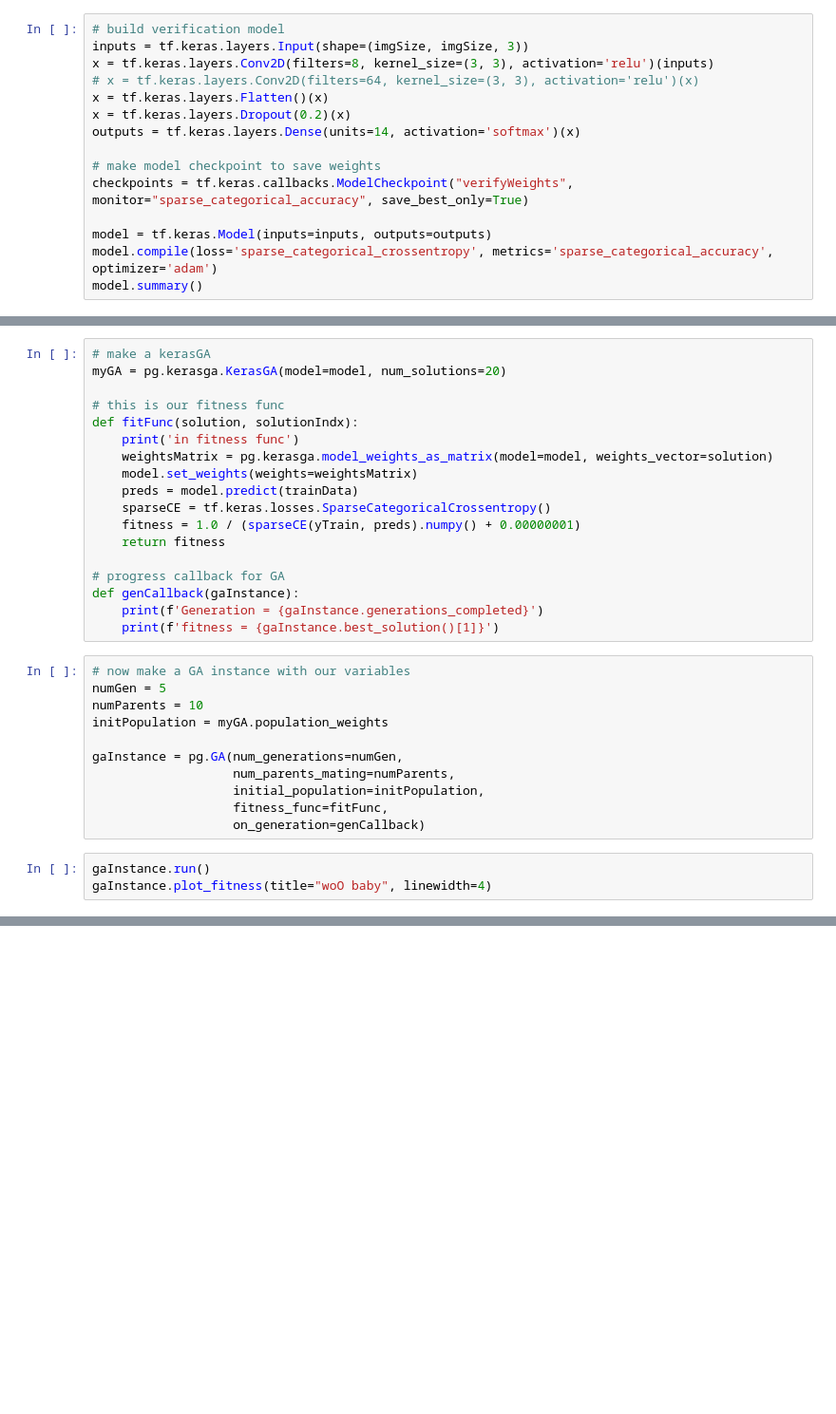
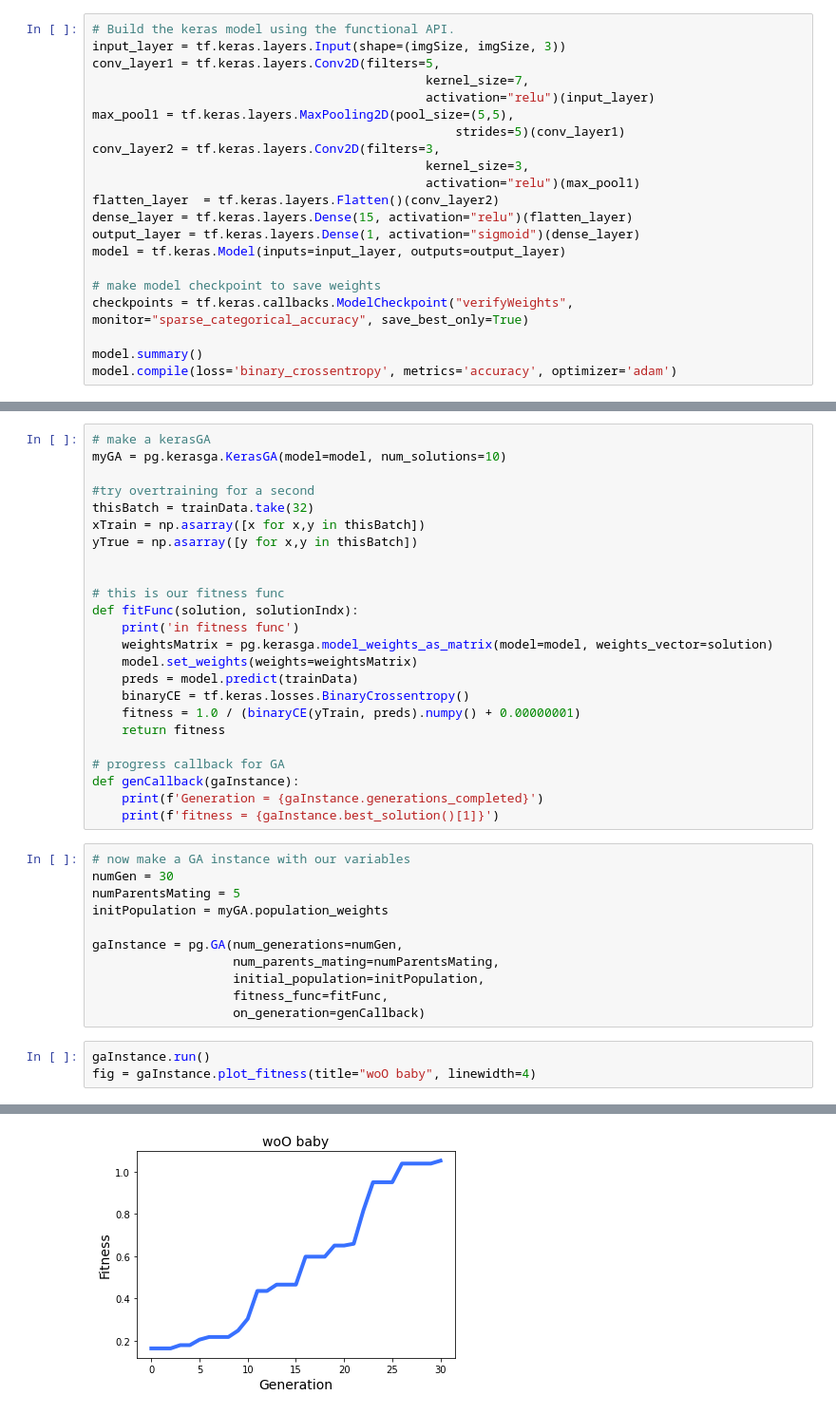
Before and after one commit to rjbray915/CS420FinalProject, a Jupyter notebook: verifyNeural.ipynb, the cells around one changed output, grey strips where cells are left out. Shown at 95% size. Saved outputs shown, nothing was run; the diff lists cells and outputs as text; blank space fills up the shorter version.

Commit message:
finished making model and GA, just need to make experiment loop

```diff
--- a/verifyNeural.ipynb
+++ b/verifyNeural.ipynb
@@ -42,16 +29,22 @@ Found 13838 files belonging to 14 classes.
 # %%
-# build verification model
-inputs = tf.keras.layers.Input(shape=(imgSize, imgSize, 3))
-x = tf.keras.layers.Conv2D(filters=8, kernel_size=(3, 3), activation='relu')(inputs)
-# x = tf.keras.layers.Conv2D(filters=64, kernel_size=(3, 3), activation='relu')(x)
-x = tf.keras.layers.Flatten()(x)
-x = tf.keras.layers.Dropout(0.2)(x)
-outputs = tf.keras.layers.Dense(units=14, activation='softmax')(x)
+# Build the keras model using the functional API.
+input_layer = tf.keras.layers.Input(shape=(imgSize, imgSize, 3))
+conv_layer1 = tf.keras.layers.Conv2D(filters=5,
+                                             kernel_size=7,
+                                             activation="relu")(input_layer)
+max_pool1 = tf.keras.layers.MaxPooling2D(pool_size=(5,5),
+                                                 strides=5)(conv_layer1)
+conv_layer2 = tf.keras.layers.Conv2D(filters=3,
+                                             kernel_size=3,
+                                             activation="relu")(max_pool1)
+flatten_layer  = tf.keras.layers.Flatten()(conv_layer2)
+dense_layer = tf.keras.layers.Dense(15, activation="relu")(flatten_layer)
+output_layer = tf.keras.layers.Dense(1, activation="sigmoid")(dense_layer)
+model = tf.keras.Model(inputs=input_layer, outputs=output_layer)
 
 # make model checkpoint to save weights
 checkpoints = tf.keras.callbacks.ModelCheckpoint("verifyWeights", monitor="sparse_categorical_accuracy", save_best_only=True)
 
-model = tf.keras.Model(inputs=inputs, outputs=outputs)
-model.compile(loss='sparse_categorical_crossentropy', metrics='sparse_categorical_accuracy', optimizer='adam')
 model.summary()
+model.compile(loss='binary_crossentropy', metrics='accuracy', optimizer='adam')
 # %% [output]
@@ -100,6 +91,12 @@ print(yTrain.shape)
 # %%
 # make a kerasGA
-myGA = pg.kerasga.KerasGA(model=model, num_solutions=20)
+myGA = pg.kerasga.KerasGA(model=model, num_solutions=10)
+
+#try overtraining for a second
+thisBatch = trainData.take(32)
+xTrain = np.asarray([x for x,y in thisBatch])
+yTrue = np.asarray([y for x,y in thisBatch])
+
 
 # this is our fitness func
 def fitFunc(solution, solutionIndx):
@@ -107,8 +104,8 @@ def fitFunc(solution, solutionIndx):
     weightsMatrix = pg.kerasga.model_weights_as_matrix(model=model, weights_vector=solution)
     model.set_weights(weights=weightsMatrix)
     preds = model.predict(trainData)
-    sparseCE = tf.keras.losses.SparseCategoricalCrossentropy()
-    fitness = 1.0 / (sparseCE(yTrain, preds).numpy() + 0.00000001)
+    binaryCE = tf.keras.losses.BinaryCrossentropy()
+    fitness = 1.0 / (binaryCE(yTrain, preds).numpy() + 0.00000001)
     return fitness
 
 # progress callback for GA
@@ -117,18 +114,18 @@ def genCallback(gaInstance):
     print(f'fitness = {gaInstance.best_solution()[1]}')
 # %%
 # now make a GA instance with our variables
-numGen = 5
-numParents = 10
+numGen = 30
+numParentsMating = 5
 initPopulation = myGA.population_weights
 
 gaInstance = pg.GA(num_generations=numGen,
-                   num_parents_mating=numParents,
+                   num_parents_mating=numParentsMating,
                    initial_population=initPopulation,
                    fitness_func=fitFunc,
                    on_generation=genCallback)
 # %%
 gaInstance.run()
-gaInstance.plot_fitness(title="woO baby", linewidth=4)
+fig = gaInstance.plot_fitness(title="woO baby", linewidth=4)
 # %% [output]
 in fitness func
 in fitness func
@@ -150,0 +147 @@ KeyboardInterrupt:
+[figure, added]
```
Also changed, not shown: parts of 10 cells of this notebook, 6 other files.
